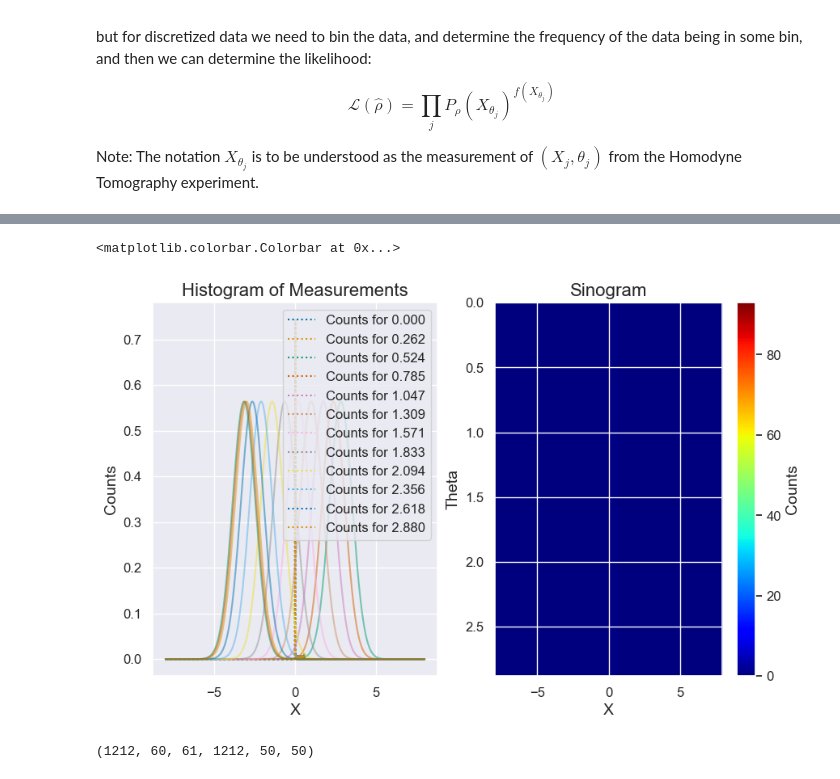
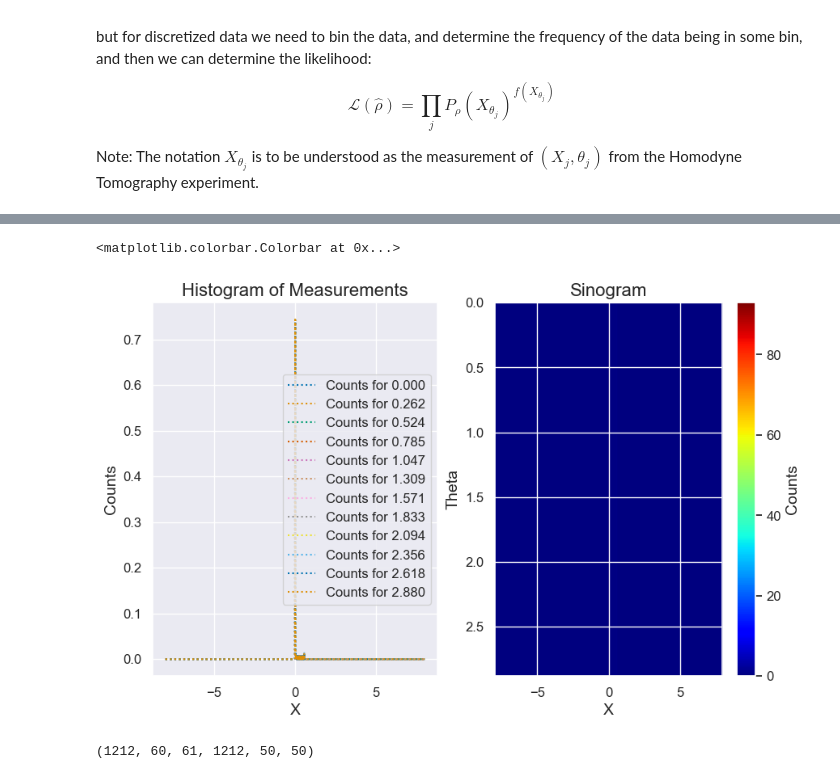
Before and after one commit to BastianValhoj/sciqisHomodyneTomography, a Jupyter notebook: HomoTomo/reconstruct.ipynb, the cells around one changed output, grey strips where cells are left out. Saved outputs shown, nothing was run; the diff lists cells and outputs as text; code cells hidden in the pictures.

```diff
--- a/HomoTomo/reconstruct.ipynb
+++ b/HomoTomo/reconstruct.ipynb
@@ -161,26 +161,29 @@ def update_density_matrix(rho : qt.Qobj, R: qt.Qobj) -> qt.Qobj:
 def R_i(projection : qt.Qobj, rho: qt.Qobj) -> qt.Qobj:
     """Calculate the update term for the density matrix."""
     prob = (rho * projection).tr()
+    if prob <= 0: # avoid division by zero or negative probabilities
+        prob = 1e-12
     return projection / np.real(prob)
 
 def SE_sol(x : NDArray, theta : NDArray, n : int) -> NDArray:
-    x = np.atleast_1d(x)
-    theta = np.atleast_1d(theta)
 
     Hn = lambda x: hermite(n)(x)
     fact = np.exp(1j*n*theta) * (2/np.pi)**0.25 / np.sqrt(2**n * factorial(n))
     return fact * Hn(x) * np.exp(-x**2 / 2)
 
-def bins(xmax: float, N: int) -> tuple[NDArray, NDArray]:
-    """Create bins for the histogram.
+def X_theta_bins(measurements: NDArray, num_bins: int) -> tuple[NDArray, NDArray]:
+    """Create bins for the histogram for each angle theta.
+
     Args:
-        xmax: float
-            The maximum value for the bins.
-        N: int
-            The number of bins.
+        measurements (NDArray): The measurement data.
+        num_bins (int): The number of bins.
+
+    Returns:
+        (X_bins, bin_centers) (NDArray, NDArray): A tuple containing the bin edges and bin centers.
     """
-    X_bins = np.linspace(-xmax, xmax, N + 1)
-    bin_centers = 0.5 * (X_bins[:-1] + X_bins[1:])
+    xmin, xmax = measurements.min(), measurements.max() # set x_range from values of X_theta
+    X_bins = np.linspace(xmin, xmax, num_bins + 1)
+    bin_centers = 0.5 * (X_bins[:-1] + X_bins[1:]) # Calculate bin centers from midpoint between edges
     return X_bins, bin_centers
 
 def get_counts(bins: NDArray, measurements: NDArray, unique_theta: NDArray) -> NDArray:
@@ -188,15 +191,18 @@ def get_counts(bins: NDArray, measurements: NDArray, unique_theta: NDArray) -> N
 
     Args:
         bins (NDArray): The bin edges.
-        measurements (NDArray): The measurement data. Shape should be (len(unique_theta), number of measurements).
+        measurements (NDArray): The measurement data.
         unique_theta (NDArray): The unique theta values.
 
     Returns:
         NDArray: The sinogram of counts. shape (len(unique_theta), len(bins) - 1)
     """
-    sinogram = np.zeros((len(unique_theta), len(bins) - 1))
-    for i, theta in enumerate(unique_theta):
-        # print(f"Theta {i}: {theta}")
-        sinogram[i], _ = np.histogram(measurements[i], bins=bins, density=True)
-    return np.array(sinogram)
+    num_theta = unique_theta.size
+    M = len(bins) - 1
+    print(f"Number of unique thetas: {num_theta}, Number of bins: {M}")
+    sinogram = np.zeros(shape=(num_theta, M)) # Initialize sinogram of shape (num_theta, num_bins)
+    measurements = measurements.reshape((num_theta, -1))  # Reshape to (num_theta, -1)
+    for i in range(num_theta):
+        sinogram[i], _ = np.histogram(measurements[i, :], bins=bins, density=False)
+    return sinogram
 # %%
@@ -283,27 +352,27 @@ Text(0.5, 0.98, 'Wigner Functions of Reconstructed and Ground Truth States')
 # %%
-b, c = bins(8, 2000)
+b, c = X_theta_bins(8, 2000)
 
-unique_theta = np.unique(thetas);
+unique_theta = np.unique(unique_thetas);
 # print("Unique thetas:", unique_theta)
 X = measurements.reshape(len(unique_theta), -1)
 sinogram = get_counts(b, X, unique_theta)
 
 fig, ax = plt.subplots(1, 2, figsize=(10, 6))
 ax[0].plot(c, sinogram.T / np.sum(sinogram, axis=1, keepdims=True).T, linestyle=':', markersize=3, label=[f'Counts for {theta:.3f}' for theta in unique_theta])
-ax[0].plot(np.linspace(-8, 8, X.shape[1]), X.T, alpha=0.5)
+# ax[0].plot(np.linspace(-8, 8, X.shape[1]), X.T, alpha=0.5)
 ax[0].set_xlabel('X')
 ax[0].set_ylabel('Counts')
 ax[0].set_title('Histogram of Measurements')
 ax[0].legend()
 
 image = ax[1].imshow(sinogram, aspect='auto', extent=[b[0], b[-1], unique_theta[-1], unique_theta[0]], origin="lower", cmap="jet")
 ax[1].set_xlabel('X')
 ax[1].set_ylabel('Theta')
 ax[1].set_title('Sinogram')
 fig.colorbar(image, ax=ax[1], label='Counts')
 # %% [output]
 <matplotlib.colorbar.Colorbar at 0x...>
-[figure, old version]
+[figure, new version]
 # %%
 def quadrature_operator(N : int = 50, theta : float = 0.0) -> qt.Qobj:
     """Generate the quadrature operator for a given angle theta.
```
Also changed, not shown: parts of 8 cells of this notebook, 1 other file.
